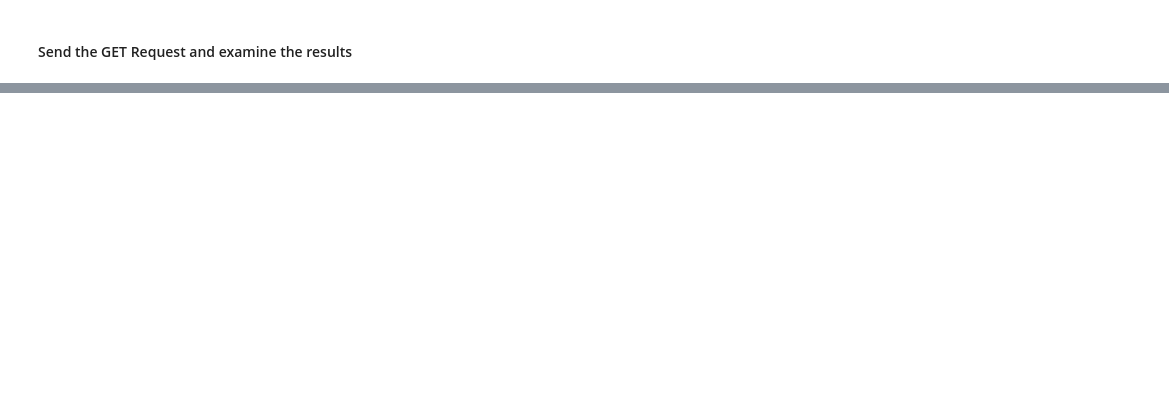
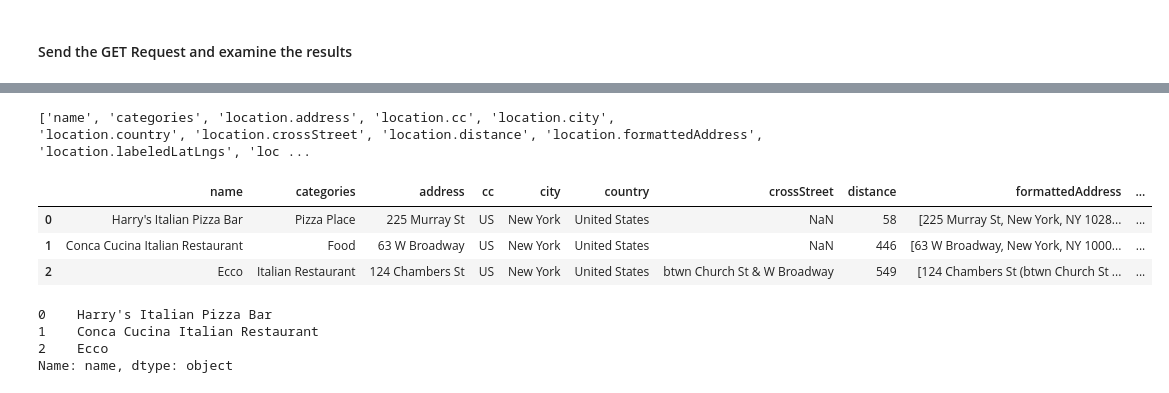
Before and after one commit to dhanup369/Python_Challenge, a Jupyter notebook: Foursquare API -Training.ipynb, the cells around one changed output, grey strips where cells are left out. Cells and saved outputs as stored; diff of their text form; code cells hidden in the pictures; blank space fills up the shorter version.

```diff
--- a/Foursquare API -Training.ipynb
+++ b/Foursquare API -Training.ipynb
@@ -72,6 +73,7 @@ print(search_query + ' .... OK!')
 # %% [output]
 Italian .... OK!
 # %%
-url="http://api.foursquare.com/v2/venues/search?client_id=CLIENT_ID&client_secret=CLIENT_SECRET&v=VERSION&ll=latitude,longitude&query=search_query&radius=radius&limit=LIMIT"
+#url="http://api.foursquare.com/v2/venues/search?client_id="+CLIENT_ID+"&client_secret="+CLIENT_SECRET+"&v="+str(VERSION)+"&ll="+str(latitude)+","+str(longitude)+"&query="+search_query+"&radius="+str(radius)+"&limit=10"
+url=f"http://api.foursquare.com/v2/venues/search?client_id={CLIENT_ID}&client_secret={CLIENT_SECRET}&v={VERSION}&ll={latitude},{longitude}&query={search_query}&radius={radius}&limit=10"
 url
 # %% [output]
@@ -89,0 +104,6 @@ results
+# %%
+venues = results['response']['venues']
+
+# tranform venues into a dataframe
+dataframe = json_normalize(venues)
+dataframe.head()
@@ -89,0 +116,37 @@ results
+# %%
+filtered_columns = ['name', 'categories'] + [col for col in dataframe.columns if col.startswith('location.')] + ['id']
+print(filtered_columns)
+dataframe_filtered = dataframe.loc[:, filtered_columns]
+
+# function that extracts the category of the venue
+def get_category_type(row):
+    try:
+        categories_list = row['categories']
+    except:
+        categories_list = row['venue.categories']
+
+    if len(categories_list) == 0:
+        return None
+    else:
+        return categories_list[0]['name']
+
+# filter the category for each row
+dataframe_filtered['categories'] = dataframe_filtered.apply(get_category_type, axis=1)
+
+# clean column names by keeping only last term
+dataframe_filtered.columns = [column.split('.')[-1] for column in dataframe_filtered.columns]
+
+dataframe_filtered
+# %% [output]
+['name', 'categories', 'location.address', 'location.cc', 'location.city', 'location.country', 'location.crossStreet', 'location.distance', 'location.formattedAddress', 'location.labeledLatLngs', 'loc ...
+|  | name | categories | address | cc | city | country | crossStreet | distance | formattedAddress | ... |
+| 0 | Harry's Italian Pizza Bar | Pizza Place | 225 Murray St | US | New York | United States | NaN | 58 | [225 Murray St, New York, NY 1028... | ... |
+| 1 | Conca Cucina Italian Restaurant | Food | 63 W Broadway | US | New York | United States | NaN | 446 | [63 W Broadway, New York, NY 1000... | ... |
+| 2 | Ecco | Italian Restaurant | 124 Chambers St | US | New York | United States | btwn Church St & W Broadway | 549 | [124 Chambers St (btwn Church St ... | ... |
+# %%
+dataframe_filtered.name
+# %% [output]
+0    Harry's Italian Pizza Bar
+1    Conca Cucina Italian Restaurant
+2    Ecco
+Name: name, dtype: object
```
Also changed, not shown: parts of 61 cells of this notebook, 6 other files.
